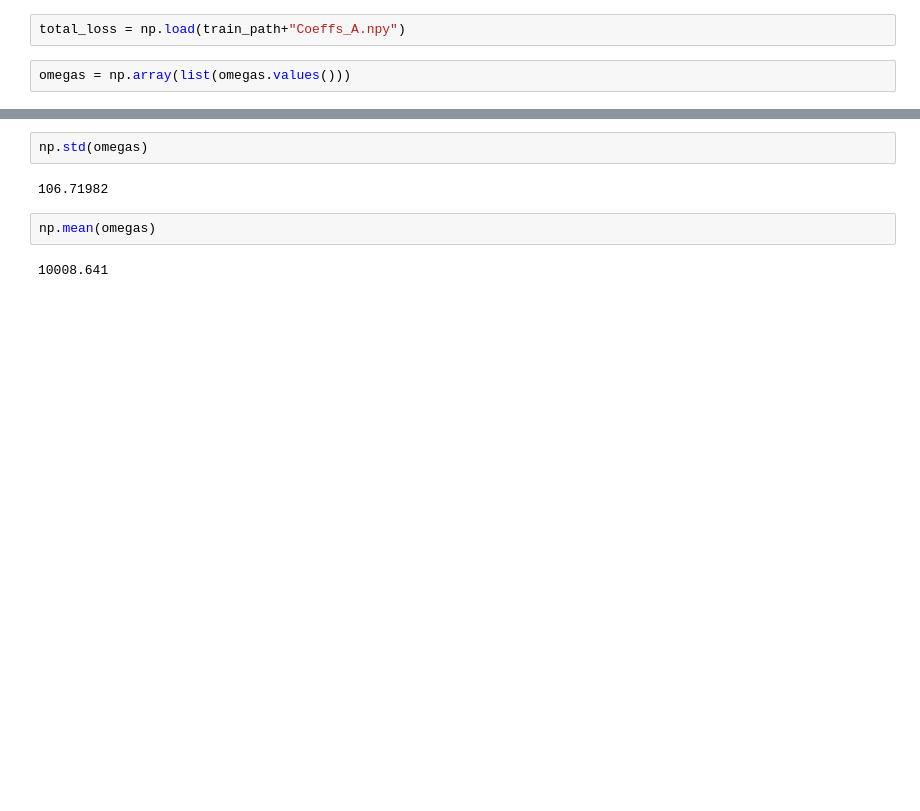
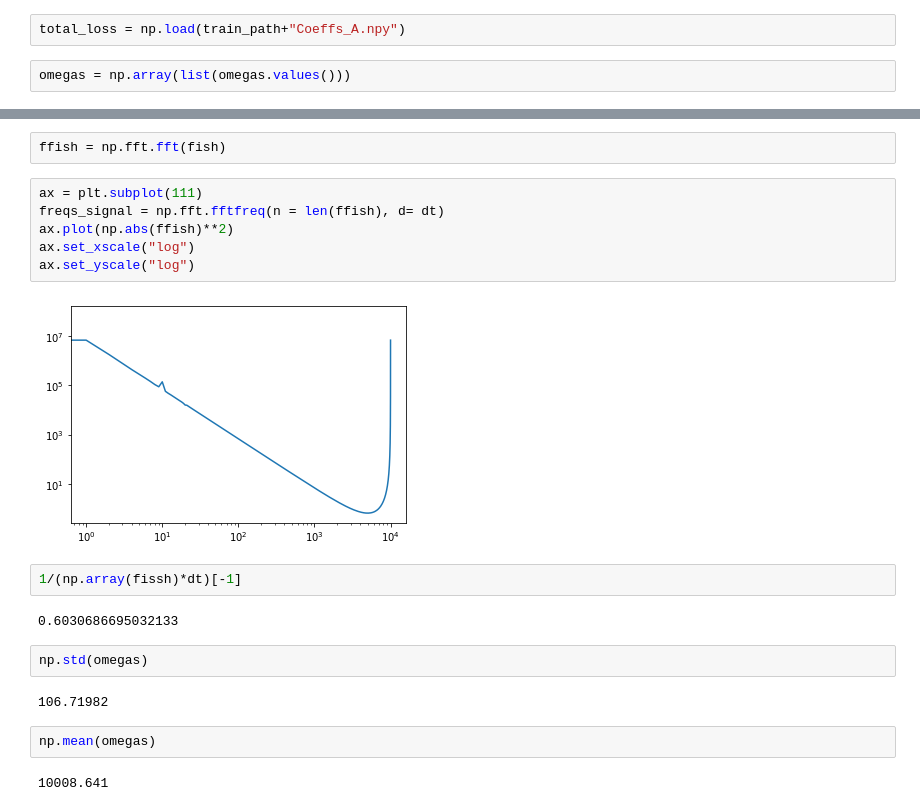
Before and after one commit to matibilkis/continuous, a Jupyter notebook: train_analyze.ipynb, the cells around one changed output, grey strips where cells are left out. Saved outputs shown, nothing was run; the diff lists cells and outputs as text; blank space fills up the shorter version.

```diff
--- a/train_analyze.ipynb
+++ b/train_analyze.ipynb
@@ -40,3 +68,17 @@ omegas = np.array(list(omegas.values()))
+# %%
+ffish = np.fft.fft(fish)
+# %%
+ax = plt.subplot(111)
+freqs_signal = np.fft.fftfreq(n = len(ffish), d= dt)
+ax.plot(np.abs(ffish)**2)
+ax.set_xscale("log")
+ax.set_yscale("log")
+# %% [output]
+[figure, added]
+# %%
+1/(np.array(fissh)*dt)[-1]
+# %% [output]
+0.6030686695032133
 # %%
 np.std(omegas)
 # %% [output]
```
Also changed, not shown: parts of 17 cells of this notebook, 6 other files.
